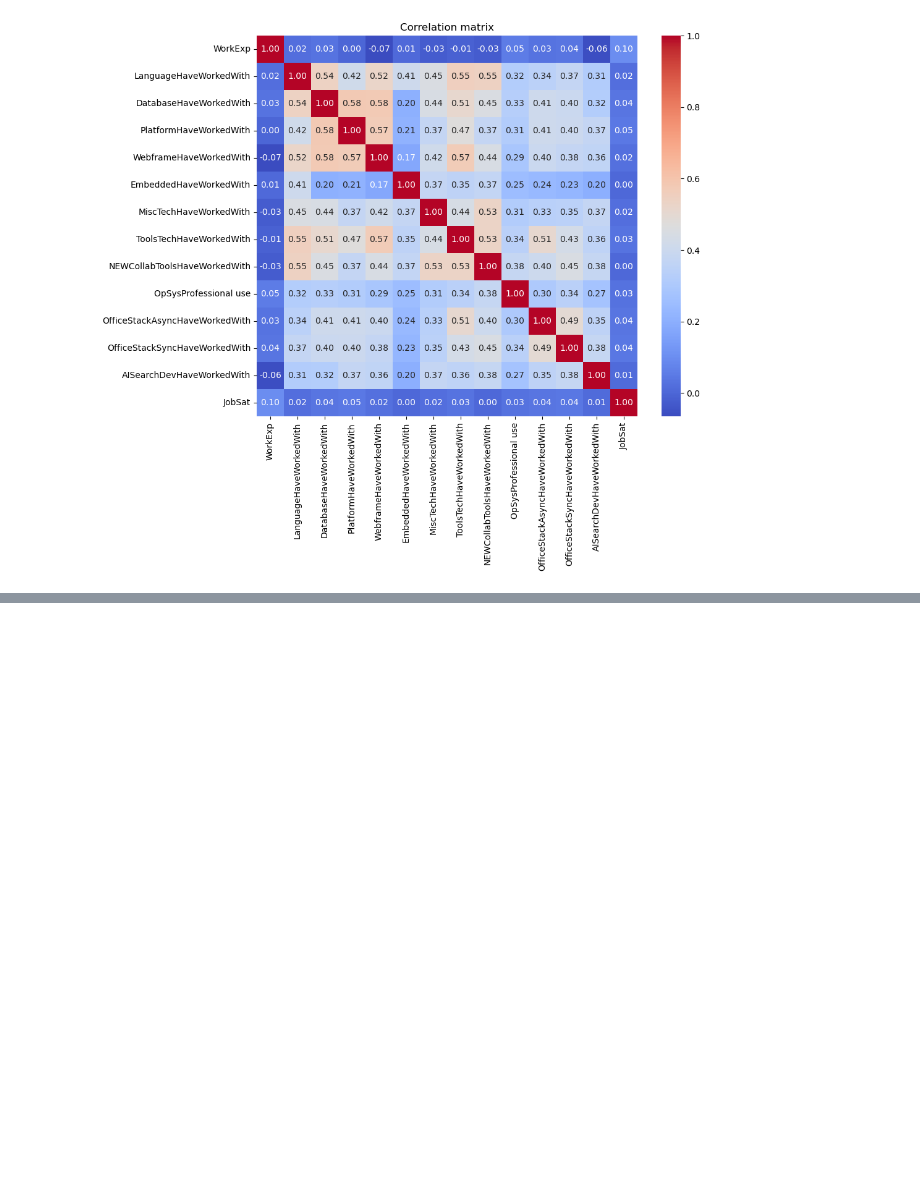
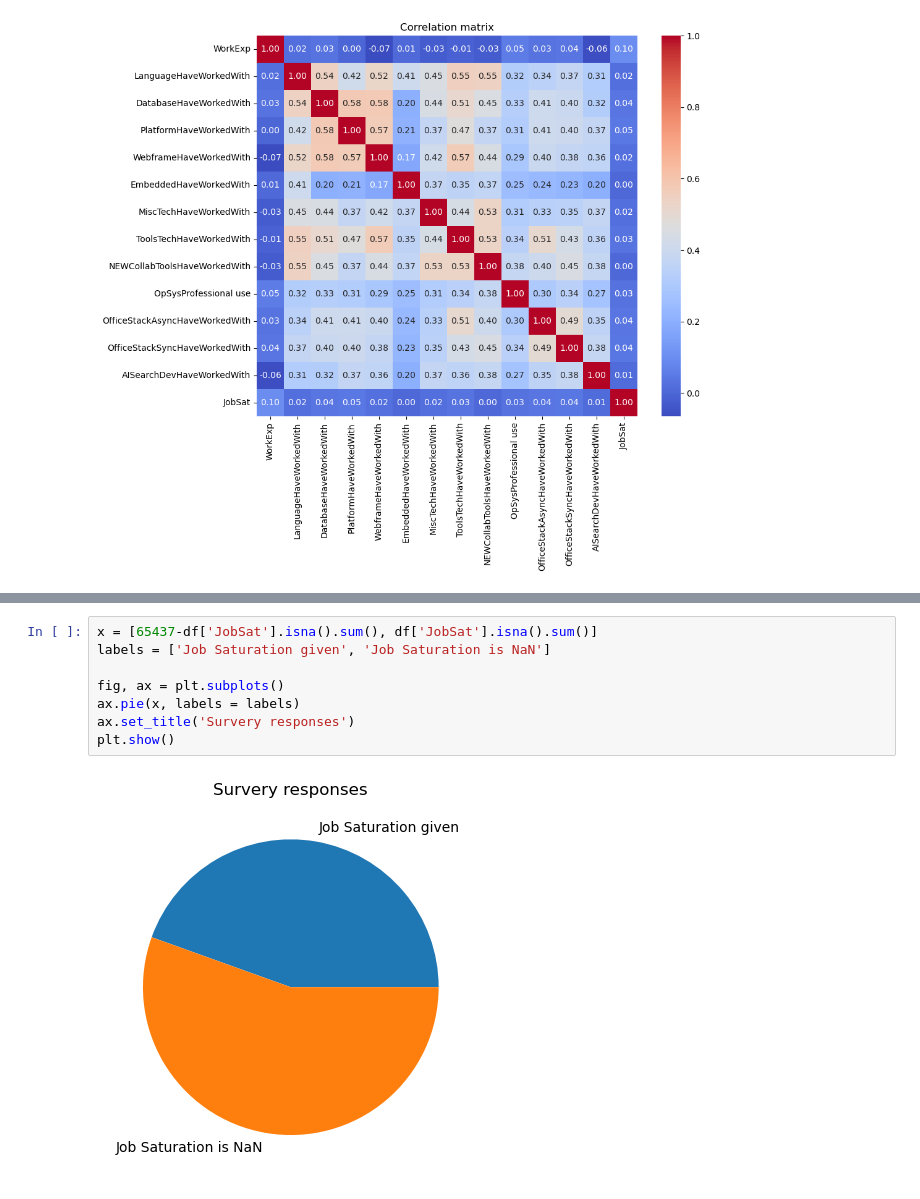
Before and after one commit to LucWill/so_satisfaction, a Jupyter notebook: EDA_correlations.ipynb, the cells around one changed output, grey strips where cells are left out. Saved outputs shown, nothing was run; the diff lists cells and outputs as text; blank space fills up the shorter version.

```diff
--- a/EDA_correlations.ipynb
+++ b/EDA_correlations.ipynb
@@ -159,0 +169,10 @@ plt.show()
+# %%
+x = [65437-df['JobSat'].isna().sum(), df['JobSat'].isna().sum()]
+labels = ['Job Saturation given', 'Job Saturation is NaN']
+
+fig, ax = plt.subplots()
+ax.pie(x, labels = labels)
+ax.set_title('Survery responses')
+plt.show()
+# %% [output]
+[figure, added]
```
Also changed, not shown: parts of 4 cells of this notebook, 1 other file.
